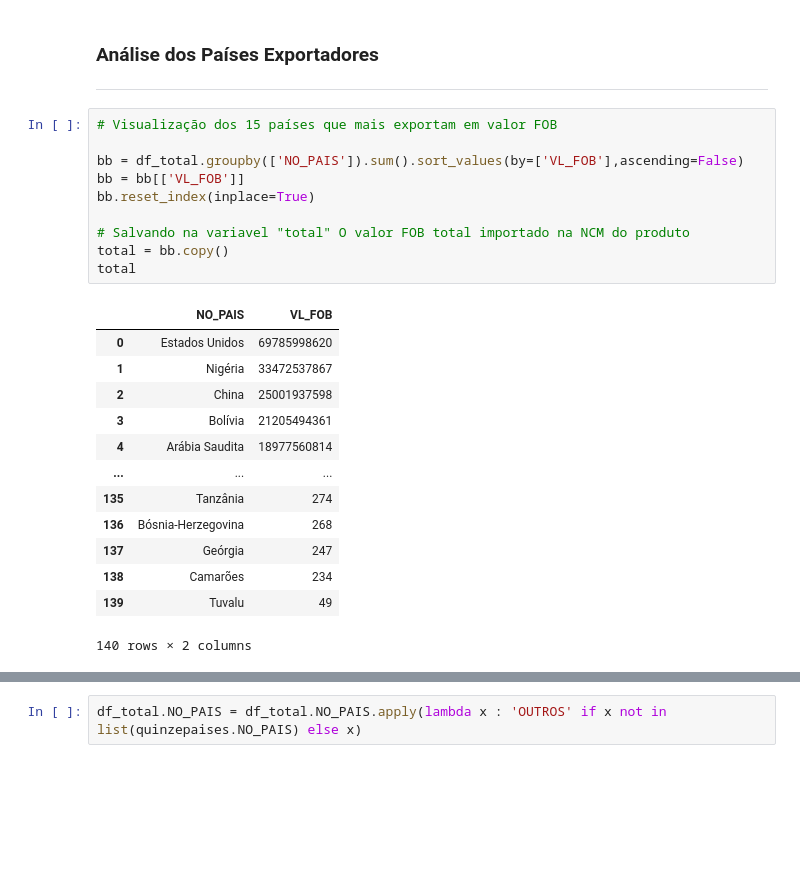
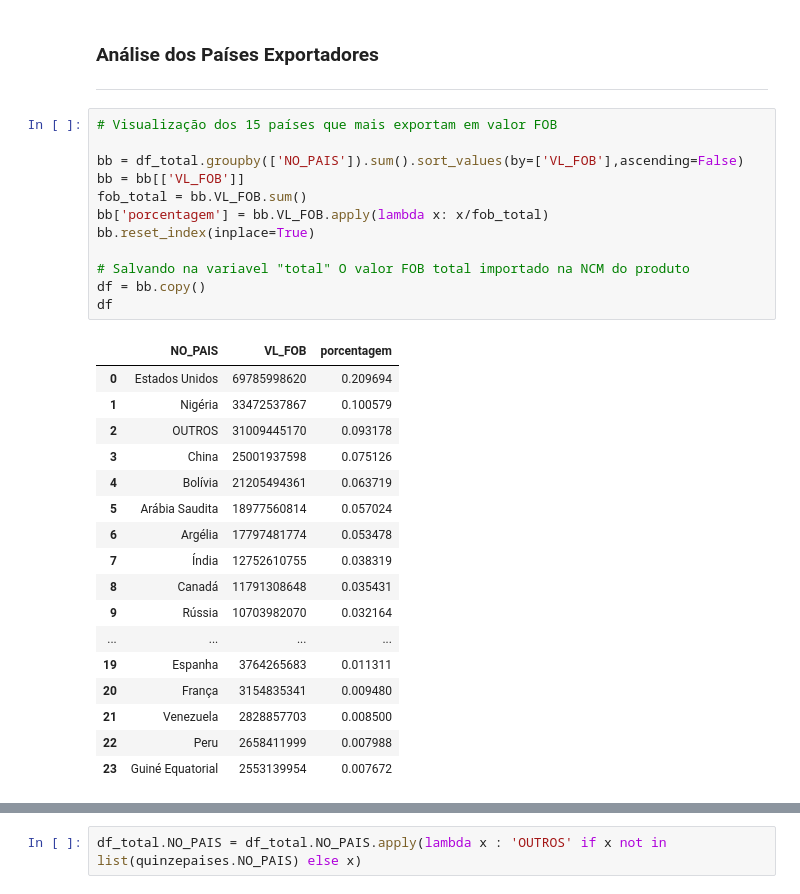
Before and after one commit to Danielpsob/DSWP, a Jupyter notebook: notebooks/analise_dados29-03.ipynb, the cells around one changed output, grey strips where cells are left out. Saved outputs shown, nothing was run; the diff lists cells and outputs as text; blank space fills up the shorter version.

```diff
--- a/notebooks/analise_dados29-03.ipynb
+++ b/notebooks/analise_dados29-03.ipynb
@@ -587,27 +446,33 @@ df_total.head()
 # %%
 # Visualização dos 15 países que mais exportam em valor FOB
 
 bb = df_total.groupby(['NO_PAIS']).sum().sort_values(by=['VL_FOB'],ascending=False)
 bb = bb[['VL_FOB']]
+fob_total = bb.VL_FOB.sum()
+bb['porcentagem'] = bb.VL_FOB.apply(lambda x: x/fob_total)
 bb.reset_index(inplace=True)
 
 # Salvando na variavel "total" O valor FOB total importado na NCM do produto
-total = bb.copy()
-total
+df = bb.copy()
+df
 # %% [output]
-|  | NO_PAIS | VL_FOB |
-| 0 | Estados Unidos | 69785998620 |
-| 1 | Nigéria | 33472537867 |
-| 2 | China | 25001937598 |
-| 3 | Bolívia | 21205494361 |
-| 4 | Arábia Saudita | 18977560814 |
-| ... | ... | ... |
-| 135 | Tanzânia | 274 |
-| 136 | Bósnia-Herzegovina | 268 |
-| 137 | Geórgia | 247 |
-| 138 | Camarões | 234 |
-| 139 | Tuvalu | 49 |
+|  | NO_PAIS | VL_FOB | porcentagem |
+| 0 | Estados Unidos | 69785998620 | 0.209694 |
+| 1 | Nigéria | 33472537867 | 0.100579 |
+| 2 | OUTROS | 31009445170 | 0.093178 |
+| 3 | China | 25001937598 | 0.075126 |
+| 4 | Bolívia | 21205494361 | 0.063719 |
+| 5 | Arábia Saudita | 18977560814 | 0.057024 |
+| 6 | Argélia | 17797481774 | 0.053478 |
+| 7 | Índia | 12752610755 | 0.038319 |
+| 8 | Canadá | 11791308648 | 0.035431 |
+| 9 | Rússia | 10703982070 | 0.032164 |
+| ... | ... | ... | ... |
+| 19 | Espanha | 3764265683 | 0.011311 |
+| 20 | França | 3154835341 | 0.009480 |
+| 21 | Venezuela | 2828857703 | 0.008500 |
+| 22 | Peru | 2658411999 | 0.007988 |
+| 23 | Guiné Equatorial | 2553139954 | 0.007672 |
-140 rows × 2 columns
 # %%
 sns.set_theme(style="darkgrid")
 
```
Also changed, not shown: parts of 50 cells of this notebook.
